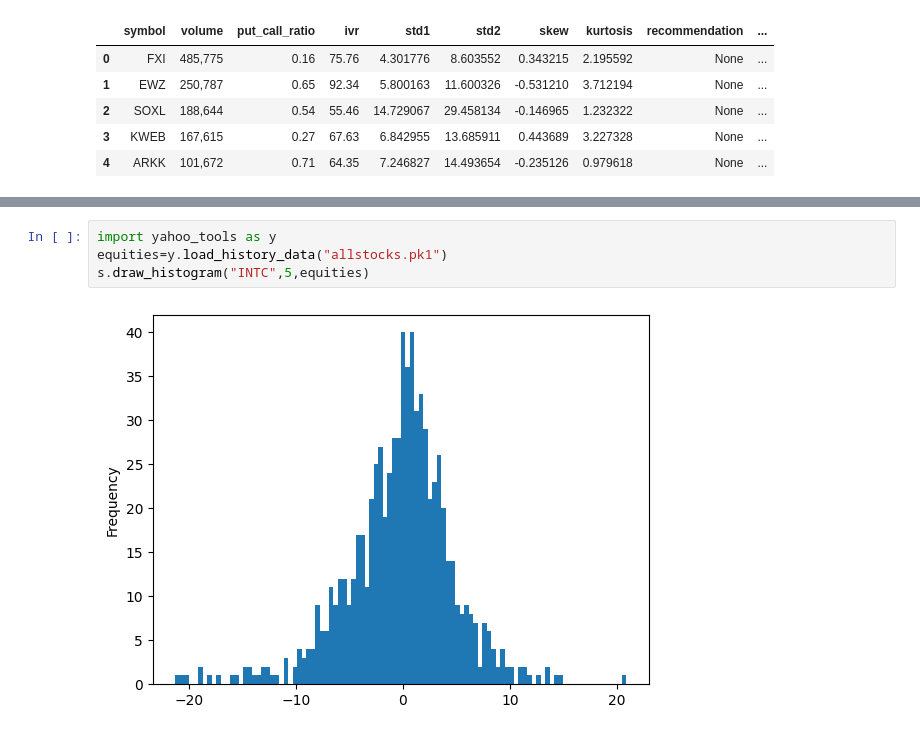
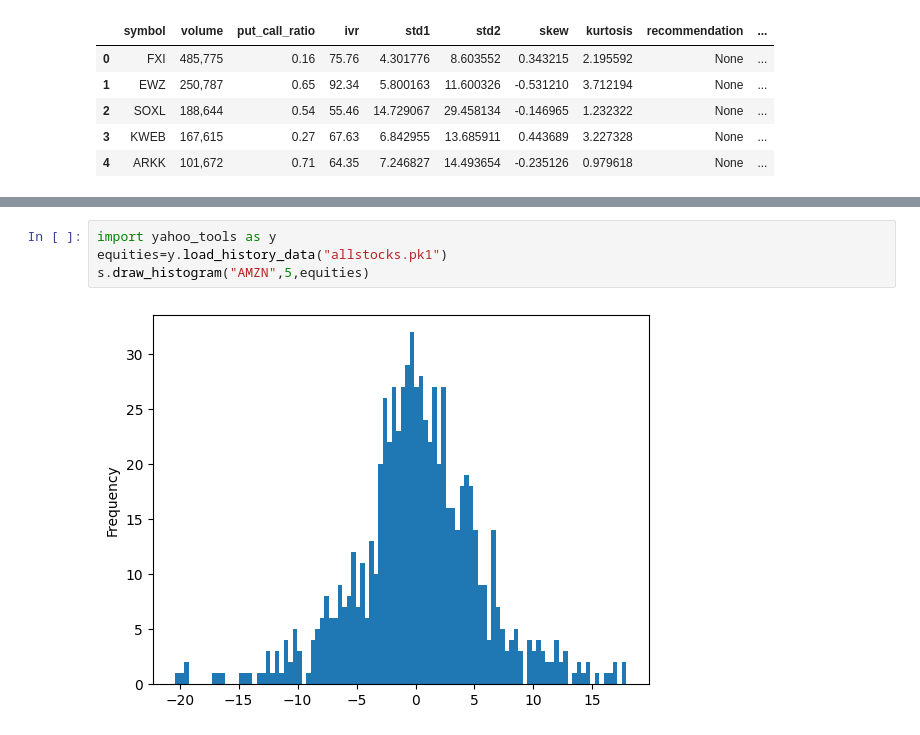
Before and after one commit to tvhammer/option-tools, a Jupyter notebook: options.ipynb, the cells around one changed output, grey strips where cells are left out. Cells and saved outputs as stored; diff of their text form.

```diff
--- a/options.ipynb
+++ b/options.ipynb
@@ -44,6 +44,6 @@ display(s.assemble_stock_list(s.add_volume_data(mc.get_option_list()),"allstocks
 # %%
 import yahoo_tools as y
 equities=y.load_history_data("allstocks.pk1")
-s.draw_histogram("INTC",5,equities)
+s.draw_histogram("AMZN",5,equities)
 # %% [output]
-[figure, old version]
+[figure, new version]
```
Also changed, not shown: parts of 1 cell of this notebook, 2 other files.
